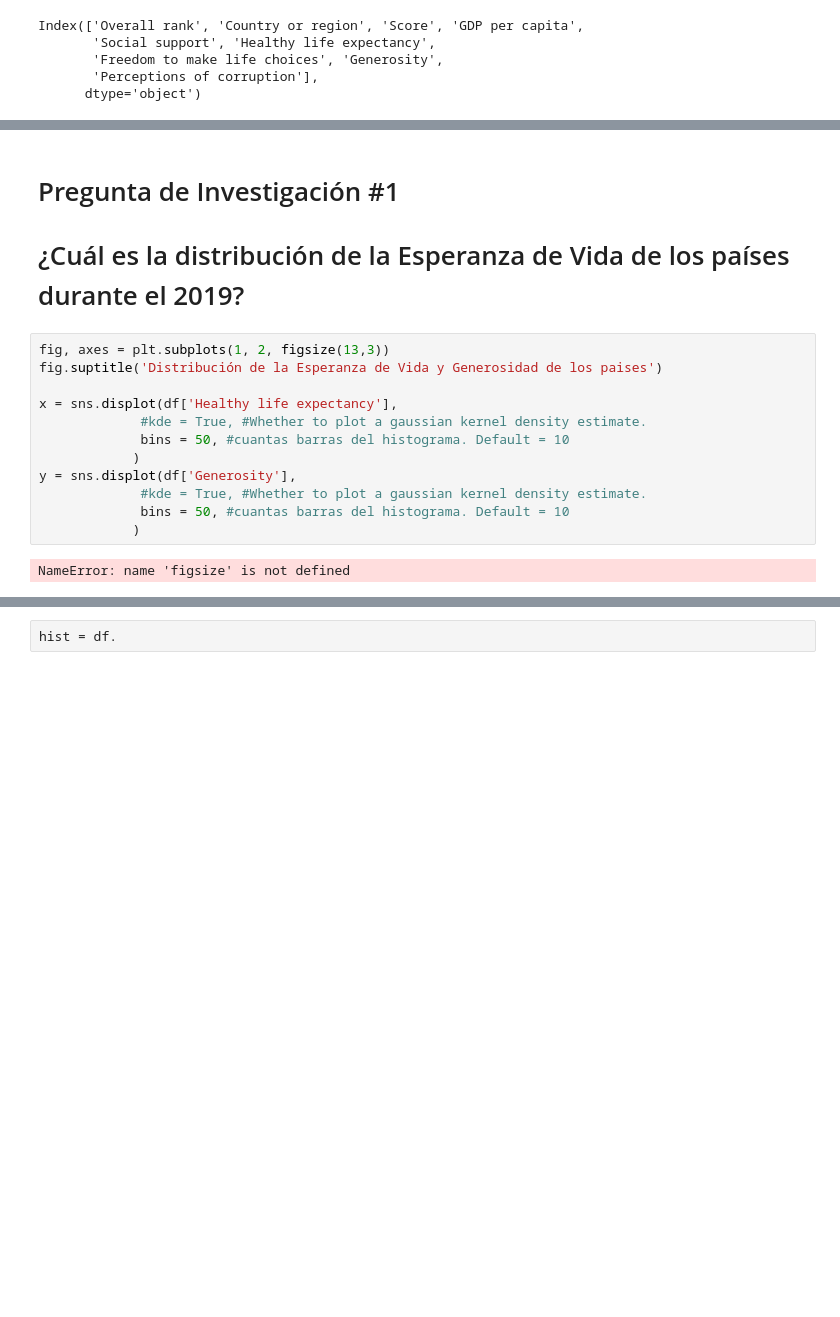
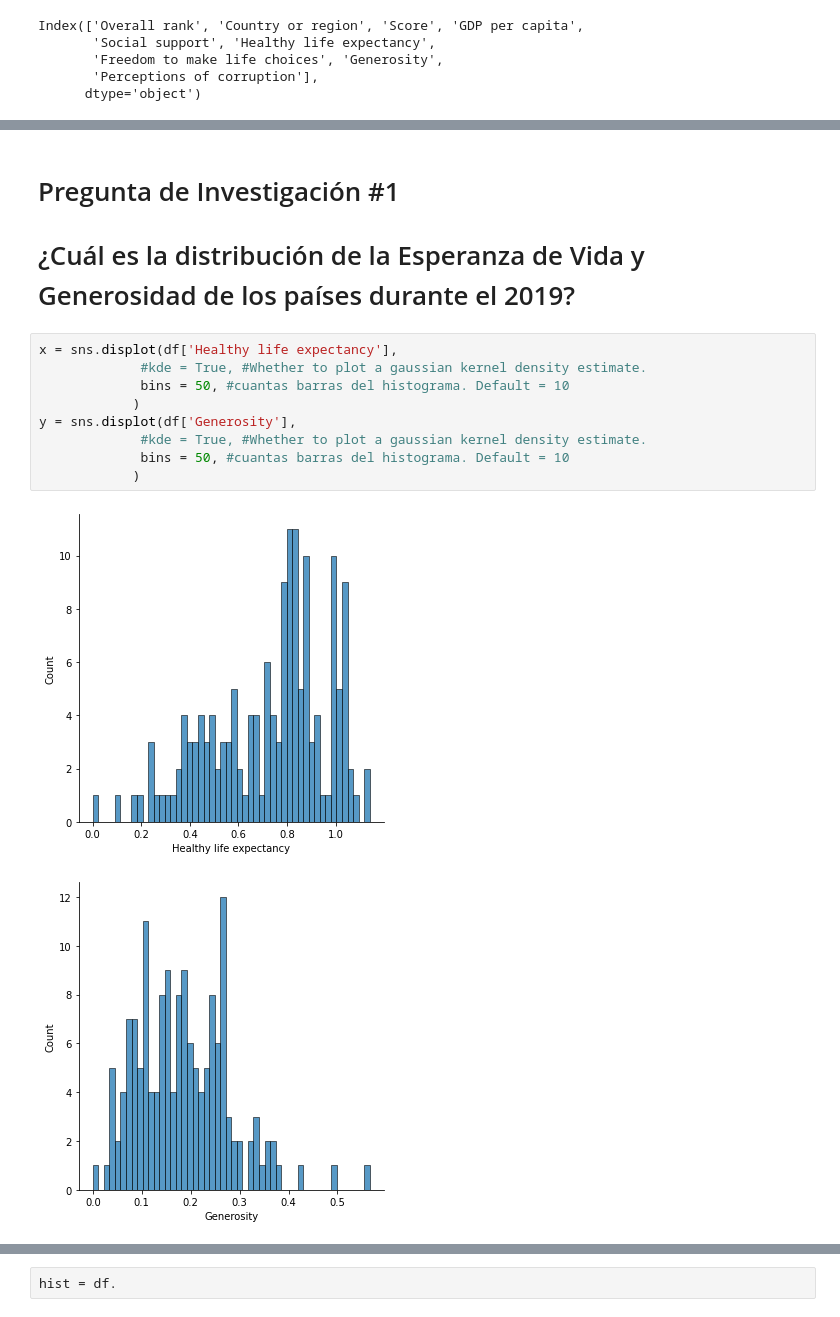
Before and after one commit to hctrgrc/Class-Rep, a Jupyter notebook: Presentacion final.ipynb, the cells around one changed output, grey strips where cells are left out. Cells and saved outputs as stored; diff of their text form; blank space fills up the shorter version.

```diff
--- a/Presentacion final.ipynb
+++ b/Presentacion final.ipynb
@@ -63,19 +72,17 @@ Index(['Overall rank', 'Country or region', 'Score', 'GDP per capita',
 base de datos tomada de https://www.kaggle.com/unsdsn/world-happiness?select=2019.csv
 # %% [markdown]
 # Pregunta de Investigación #1
-# ¿Cuál es la distribución de la Esperanza de Vida de los países durante el 2019?
+# ¿Cuál es la distribución de la Esperanza de Vida y Generosidad de los países durante el 2019?
 # %%
-fig, axes = plt.subplots(1, 2, figsize(13,3))
-fig.suptitle('Distribución de la Esperanza de Vida y Generosidad de los paises')
-
 x = sns.displot(df['Healthy life expectancy'],
              #kde = True, #Whether to plot a gaussian kernel density estimate.
              bins = 50, #cuantas barras del histograma. Default = 10
             )
 y = sns.displot(df['Generosity'],
              #kde = True, #Whether to plot a gaussian kernel density estimate.
              bins = 50, #cuantas barras del histograma. Default = 10
             )
 # %% [output]
-NameError: name 'figsize' is not defined
+[figure, added]
+[figure, added]
 # %% [markdown]
```
Also changed, not shown: parts of 13 cells of this notebook.
